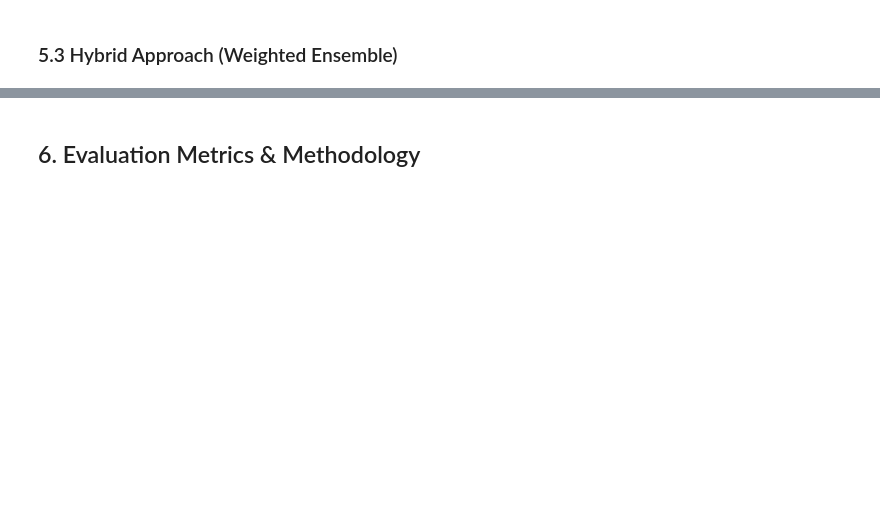
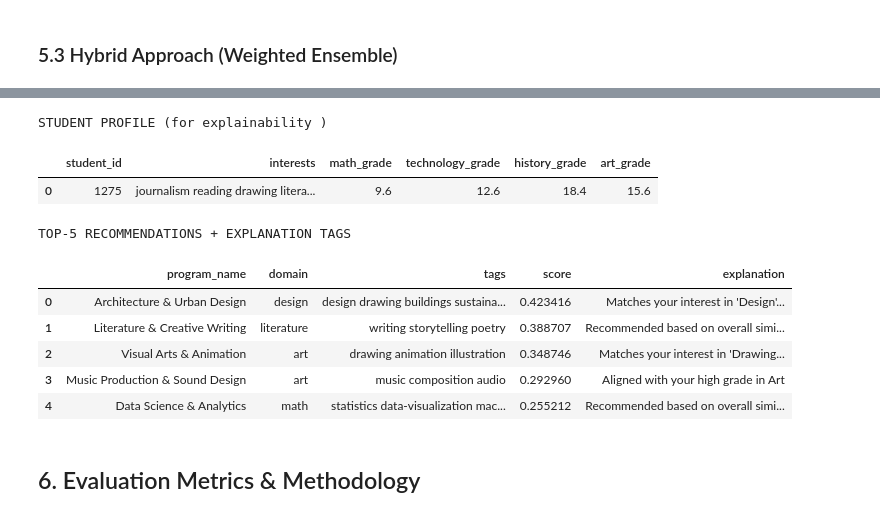
Before and after one commit to Eyapap/student-recommendation-system, a Jupyter notebook: notebooks/recommender_system.ipynb, the cells around one changed output, grey strips where cells are left out. Cells and saved outputs as stored; diff of their text form; code cells hidden in the pictures; blank space fills up the shorter version.

```diff
--- a/notebooks/recommender_system.ipynb
+++ b/notebooks/recommender_system.ipynb
@@ -637,3 +720,54 @@ print(f"   • Balance prevents over-reliance on sparse interaction matrix")
+# %%
+# Pick the same student used in the previous demo cell (or set manually)
+student_id_for_screenshot = demo_student_id if 'demo_student_id' in globals() else int(students.sample(1)['student_id'].iloc[0])
+
+# 1) Student profile (what the system knows)
+student_row_df = students.loc[students['student_id'] == student_id_for_screenshot]
+if student_row_df.empty:
+    raise ValueError(f"student_id {student_id_for_screenshot} not found")
+
+student_row = student_row_df.iloc[0]
+profile_view = pd.DataFrame([{
+    'student_id': int(student_row['student_id']),
+    'interests': student_row.get('interests', ''),
+    'math_grade': student_row.get('math_grade', None),
+    'technology_grade': student_row.get('technology_grade', None),
+    'history_grade': student_row.get('history_grade', None),
+    'art_grade': student_row.get('art_grade', None),
+}])
+
+print("STUDENT PROFILE (for explainability )")
+display(profile_view)
+
+# 2) Explainable top recommendations (what the system suggests + why)
+explainable_recs = recommend_with_explanations(
+    student_id_for_screenshot,
+    similarity_matrix=hybrid_similarity,
+    top_n=5,
+    exclude_rated=True,
+)
+
+# Add program tags to the output to make the explanation traceable in a screenshot
+programs_lookup = programs[['id', 'tags']].rename(columns={'id': 'program_id'})
+explainable_recs = explainable_recs.merge(programs_lookup, on='program_id', how='left')
+
+# Keep it compact and screenshot-friendly
+cols = ['program_name', 'domain', 'tags', 'score', 'explanation']
+explainable_recs = explainable_recs[cols]
+
+print("TOP-5 RECOMMENDATIONS + EXPLANATION TAGS")
+display(explainable_recs)
+# %% [output]
+STUDENT PROFILE (for explainability )
+|  | student_id | interests | math_grade | technology_grade | history_grade | art_grade |
+| 0 | 1275 | journalism reading drawing litera... | 9.6 | 12.6 | 18.4 | 15.6 |
+TOP-5 RECOMMENDATIONS + EXPLANATION TAGS
+|  | program_name | domain | tags | score | explanation |
+| 0 | Architecture & Urban Design | design | design drawing buildings sustaina... | 0.423416 | Matches your interest in 'Design'... |
+| 1 | Literature & Creative Writing | literature | writing storytelling poetry | 0.388707 | Recommended based on overall simi... |
+| 2 | Visual Arts & Animation | art | drawing animation illustration | 0.348746 | Matches your interest in 'Drawing... |
+| 3 | Music Production & Sound Design | art | music composition audio | 0.292960 | Aligned with your high grade in Art |
+| 4 | Data Science & Analytics | math | statistics data-visualization mac... | 0.255212 | Recommended based on overall simi... |
 # %% [markdown]
 ## 6. Evaluation Metrics & Methodology
 # %%
```
Also changed, not shown: parts of 17 cells of this notebook, 3 other files.
